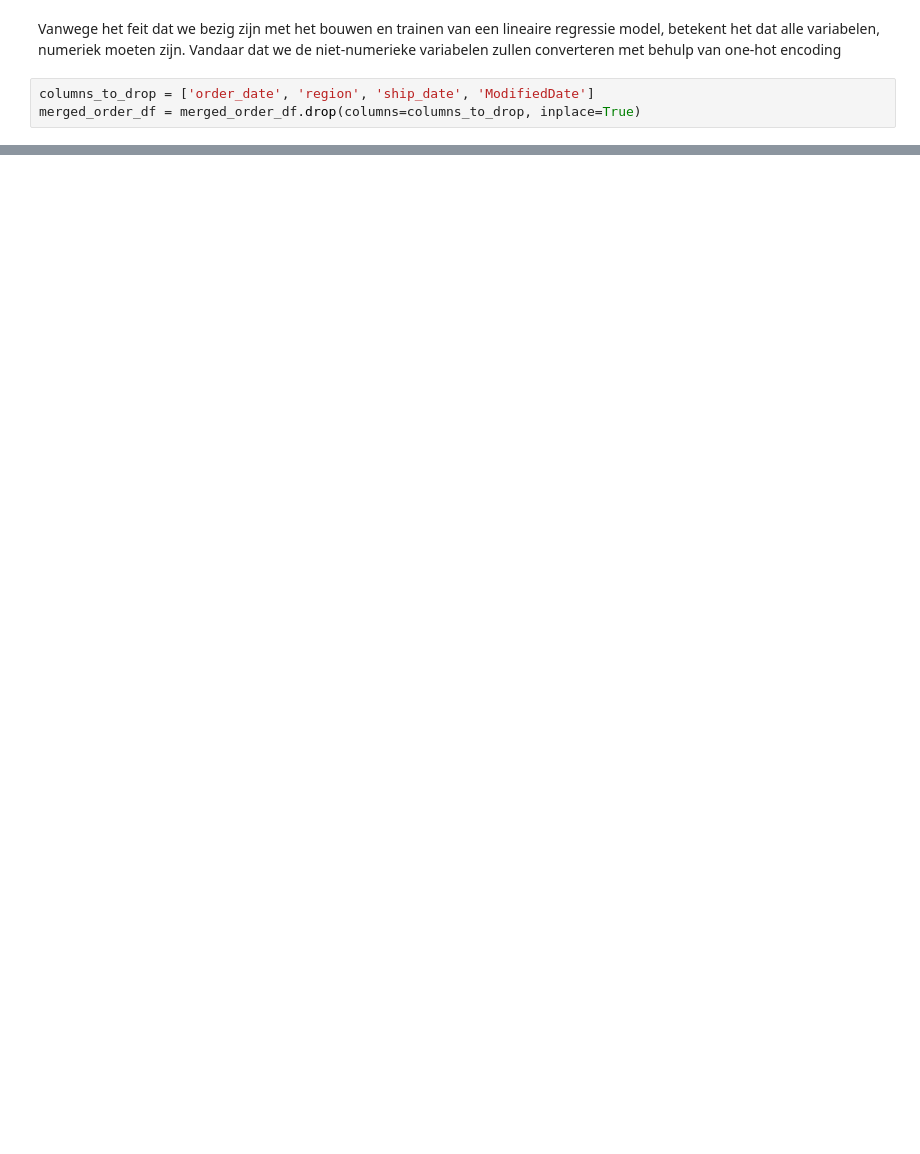
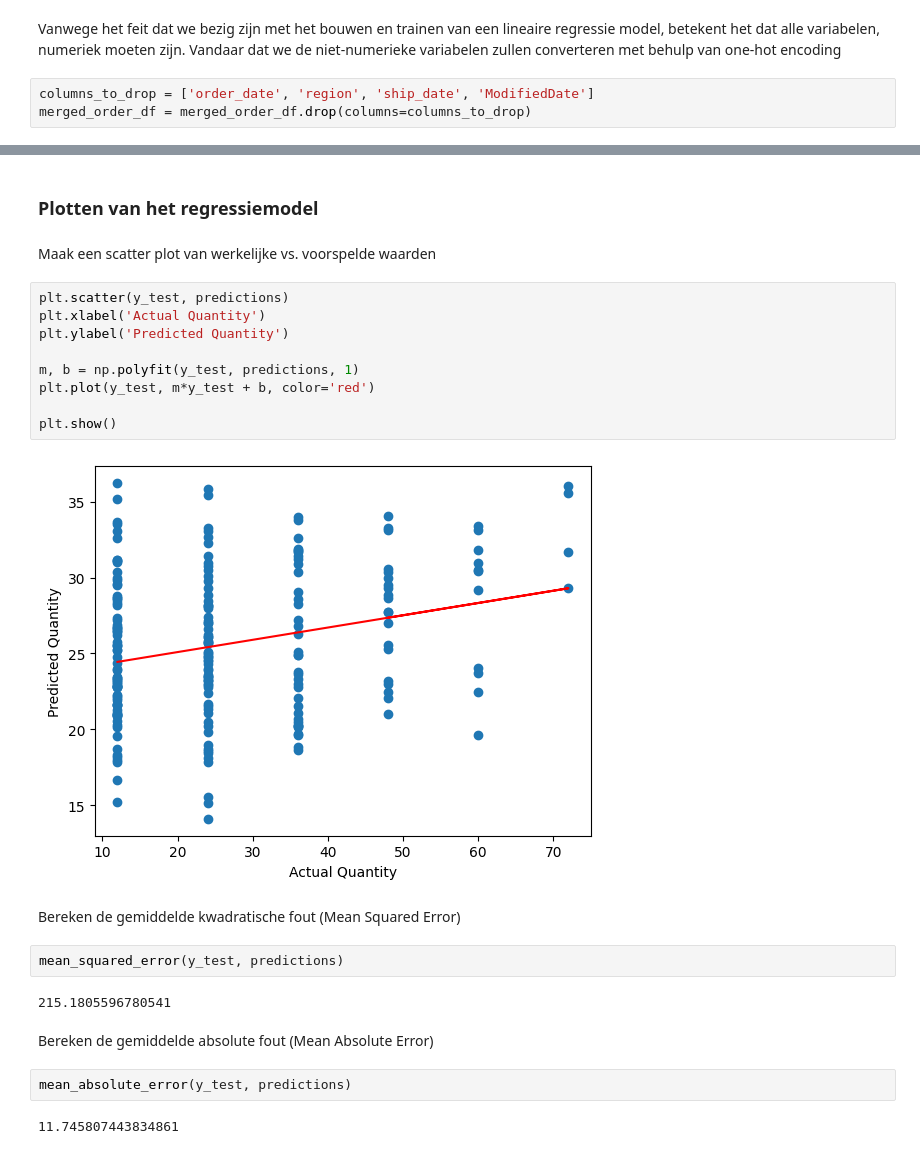
Before and after one commit to Lossttt/deds_proj_groep1, a Jupyter notebook: 3_ML_modeling/regression_model_quantity.ipynb, the cells around one changed output, grey strips where cells are left out. Saved outputs shown, nothing was run; the diff lists cells and outputs as text; blank space fills up the shorter version.

```diff
--- a/3_ML_modeling/regression_model_quantity.ipynb
+++ b/3_ML_modeling/regression_model_quantity.ipynb
@@ -47,4 +39,4 @@ Index(['IDSK', 'id', 'cust_id', 'order_date', 'region', 'sales_rep', 'line_id',
 Vanwege het feit dat we bezig zijn met het bouwen en trainen van een lineaire regressie model, betekent het dat alle variabelen, numeriek moeten zijn. Vandaar dat we de niet-numerieke variabelen zullen converteren met behulp van one-hot encoding
 # %%
 columns_to_drop = ['order_date', 'region', 'ship_date', 'ModifiedDate']
-merged_order_df = merged_order_df.drop(columns=columns_to_drop, inplace=True)
+merged_order_df = merged_order_df.drop(columns=columns_to_drop)
@@ -96,0 +114,27 @@ Voorspelde waarde: 34.44, Werkelijke waarde: 12
+# %% [markdown]
+### Plotten van het regressiemodel
+# %% [markdown]
+Maak een scatter plot van werkelijke vs. voorspelde waarden
+# %%
+plt.scatter(y_test, predictions)
+plt.xlabel('Actual Quantity')
+plt.ylabel('Predicted Quantity')
+
+m, b = np.polyfit(y_test, predictions, 1)
+plt.plot(y_test, m*y_test + b, color='red')
+
+plt.show()
+# %% [output]
+[figure, added]
+# %% [markdown]
+Bereken de gemiddelde kwadratische fout (Mean Squared Error)
+# %%
+mean_squared_error(y_test, predictions)
+# %% [output]
+215.1805596780541
+# %% [markdown]
+Bereken de gemiddelde absolute fout (Mean Absolute Error)
+# %%
+mean_absolute_error(y_test, predictions)
+# %% [output]
+11.745807443834861
```
Also changed, not shown: parts of 14 cells of this notebook.
